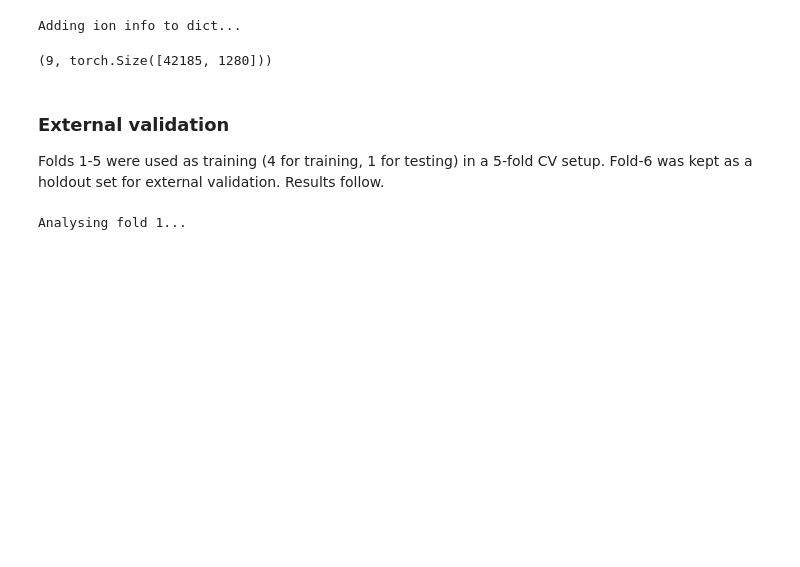
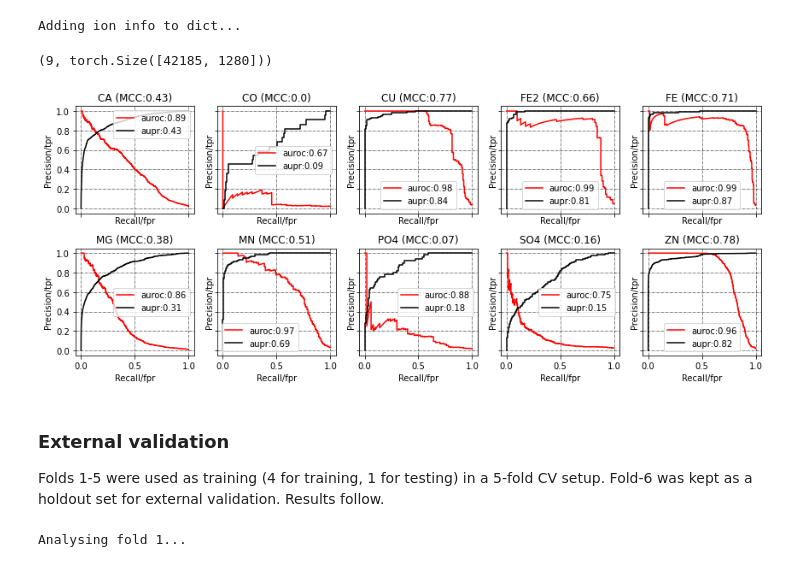
Before and after one commit to TeamSundar/m-ionic, a Jupyter notebook: analysisCV.ipynb, the cells around one changed output. Drawn from its saved outputs; the diff is of its cells as text; code cells hidden in the pictures; blank space fills up the shorter version.

Commit message:
Updated performance statistics on holdout set

```diff
--- a/analysisCV.ipynb
+++ b/analysisCV.ipynb
@@ -50,6 +47,98 @@ dataloader_holdout = DataLoader(protein_dataset, batch_size=1, sampler = sampler
 len(dataloader_holdout), dataloader_holdout.dataset[0][0].shape
 # %% [output]
 (9, torch.Size([42185, 1280]))
+# %%
+# External validation of fold 6
+# All labels considered (nx11)
+import torch
+from models import IonicProtein
+from torch.utils.data import Dataset, DataLoader, random_split, SubsetRandomSampler, WeightedRandomSampler
+import torch.utils.data as data
+import numpy as np
+from sklearn.metrics import roc_auc_score, roc_curve, precision_recall_curve, average_precision_score
+import collections
+from sklearn.metrics import matthews_corrcoef
+import matplotlib.pyplot as plt
+
+import torch.nn as nn
+m = nn.Sigmoid()
+
+cpt_fold = 1
+
+#device = torch.device('cuda' if torch.cuda.is_available() else 'cpu')
+device = 'cpu'      # For inference
+trained_model = IonicProtein(dataloader_holdout.dataset[0][0].shape[1]).to(device)
+trained_model.load_state_dict(torch.load('checkpoints_weighted/%s_setB_fold%s.pt'%(model_name, cpt_fold)))
+trained_model.eval()
+
+fields = list(collections.Counter(df['LigID']).keys())
+fields.append('null')
+label_dict = dict.fromkeys(fields, [])
+# inference_dict = dict.fromkeys(df[df['partitions']==6]['pdb_chain'].values)
+
+figure, axes = plt.subplots(2,5, figsize=(12,5), sharey=True, sharex=True)
+axes_ = axes.flatten()
+
+for ion in fields:
+    ion_index = fields.index(ion)   # Index of the ion under consideration
+    if ion=='null':
+        continue
+    embs_merged, labels_merged = [], []
+    for pdbid in df[df['partitions']==6]['pdb_chain'].values: # Run inference on partition 6
+        if data_dict[pdbid][2]==ion:   # Ion wise segregation of holdout set
+            emb = torch.load(data_path+model_name+'/'+pdbid+'.pt')
+            key = list(emb['representations'].keys())
+            emb = emb['representations'][key[0]]
+            embs_merged.append(emb)
+
+            # Initaialize label_array
+            label_list = [int(a) for a in data_dict[pdbid][1]]
+            label_array = np.array([[0]*len(emb)]*len(fields))
+            null_label = np.ones(len(label_list))
+            null_label[np.where(label_list==1)[0]]=0
+
+            # populate label_array
+            label_array[ion_index] = label_list
+            label_array[10]=null_label
+            label_array = torch.from_numpy(label_array)
+            labels_merged.append(label_array.T)
+
+    embs_merged = torch.cat(embs_merged)
+    labels_merged = torch.cat(labels_merged)
+    predictions = trained_model(embs_merged.to(device), mask=None)
+
+    predictions_sigmoid = m(torch.stack(predictions))
+    predictions_binary = torch.round(predictions_sigmoid)
+
+    mcc_flattened = matthews_corrcoef(labels_merged.T.flatten().cpu().detach().numpy(),
+                                      predictions_binary.flatten().cpu().detach().numpy())
+
+    mcc_sliced = matthews_corrcoef(labels_merged.T[ion_index].cpu().detach().numpy(),
+                                   predictions_binary[ion_index].cpu().detach().numpy())
+
+    roc_auc = roc_auc_score(labels_merged.T[ion_index].cpu().data.numpy(),
+                            predictions_sigmoid[ion_index].cpu().data.numpy())
+    fpr, tpr, threshold = roc_curve(labels_merged.T[ion_index].cpu().data.numpy(),
+                                    predictions_sigmoid[ion_index].cpu().data.numpy())
+    precision, recall, thresholds = precision_recall_curve(labels_merged.T[ion_index].cpu().data.numpy(),
+                                                           predictions_sigmoid[ion_index].cpu().data.numpy())
+    aupr = average_precision_score(labels_merged.T[ion_index].cpu().data.numpy(),
+                                   predictions_sigmoid[ion_index].cpu().data.numpy())
+
+
+    #print(ion, mcc_flattened, mcc_sliced, roc_auc, aupr)
+
+    axes_[ion_index].plot(recall, precision, color='red', label='auroc:%s'%(round(roc_auc,2)))
+    axes_[ion_index].plot(fpr, tpr, color='black', label='aupr:%s'%(round(aupr,2)))
+    axes_[ion_index].set_xlabel('Recall/fpr')
+    axes_[ion_index].set_ylabel('Precision/tpr')
+    axes_[ion_index].grid(color='black', linestyle='-.', linewidth=0.5)
+    axes_[ion_index].legend()
+    axes_[ion_index].set_title(ion+' (MCC:%s)'%(round(mcc_sliced, 2)))
+plt.tight_layout()
+plt.savefig('plots/performance_weighted.png', bbox_inches='tight', dpi=300, facecolor=figure.get_facecolor())
+# %% [output]
+[figure, added]
 # %% [markdown]
 ### External validation
 Folds 1-5 were used as training (4 for training, 1 for testing) in a 5-fold CV setup. Fold-6 was kept as a holdout set for external validation. Results follow.
```
Also changed, not shown: parts of 7 cells of this notebook.
